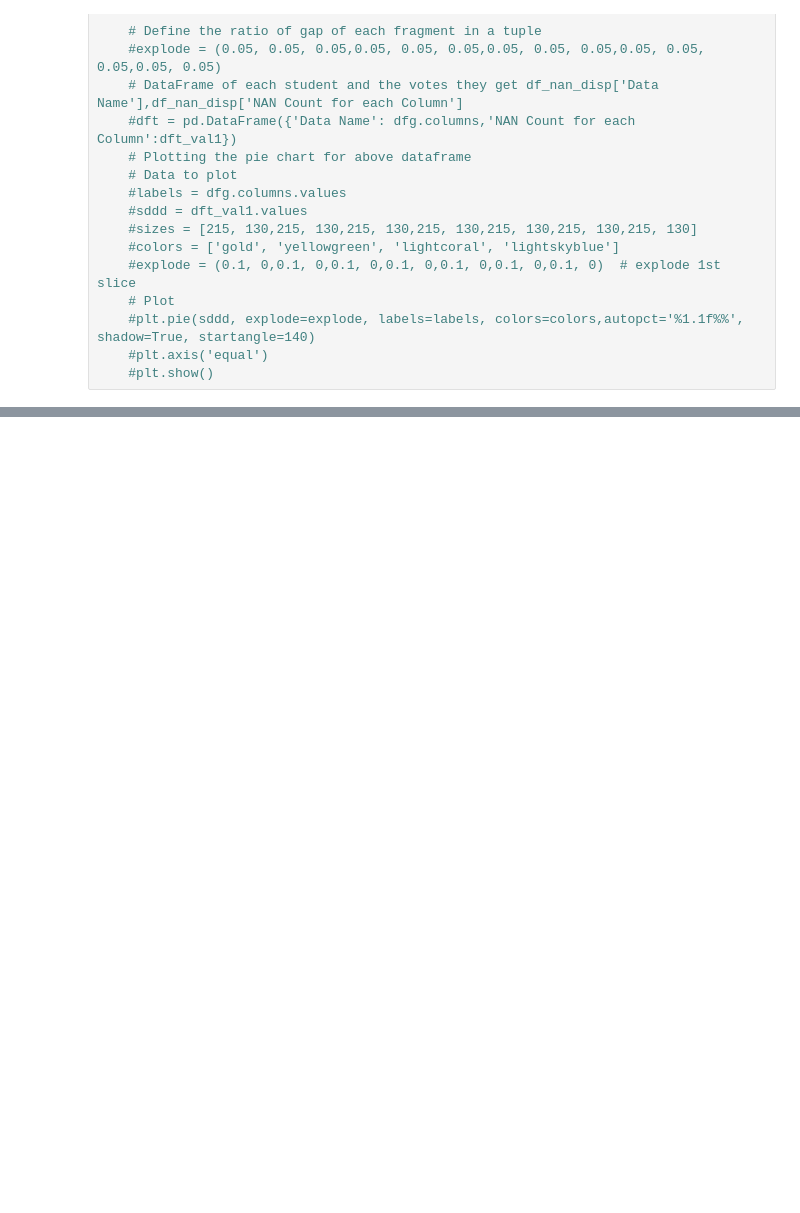
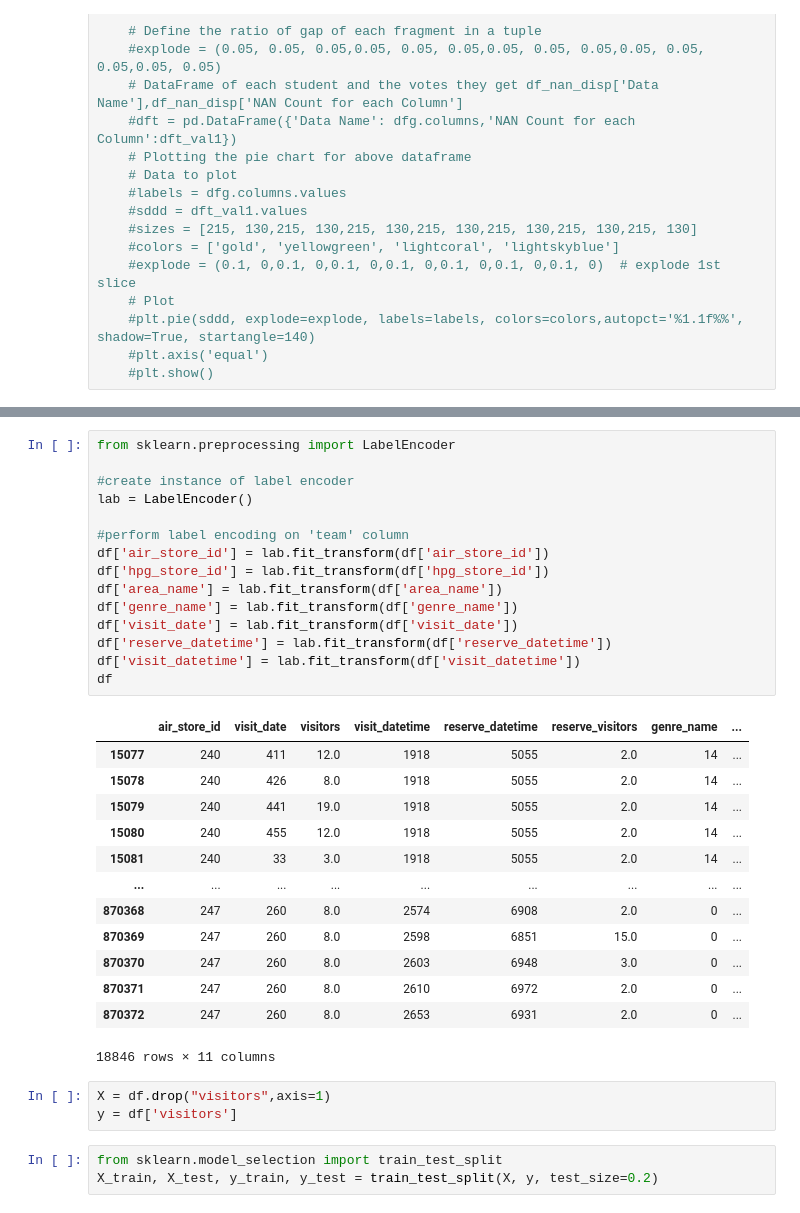
Before and after one commit to devottamgaurav/datascience, a Jupyter notebook: Untitled(1).ipynb, the cells around one changed output, grey strips where cells are left out. Saved outputs shown, nothing was run; the diff lists cells and outputs as text; blank space fills up the shorter version.

```diff
--- a/Untitled(1).ipynb
+++ b/Untitled(1).ipynb
@@ -492,0 +377,35 @@ plt.show()
+# %%
+from sklearn.preprocessing import LabelEncoder
+
+#create instance of label encoder
+lab = LabelEncoder()
+
+#perform label encoding on 'team' column
+df['air_store_id'] = lab.fit_transform(df['air_store_id'])
+df['hpg_store_id'] = lab.fit_transform(df['hpg_store_id'])
+df['area_name'] = lab.fit_transform(df['area_name'])
+df['genre_name'] = lab.fit_transform(df['genre_name'])
+df['visit_date'] = lab.fit_transform(df['visit_date'])
+df['reserve_datetime'] = lab.fit_transform(df['reserve_datetime'])
+df['visit_datetime'] = lab.fit_transform(df['visit_datetime'])
+df
+# %% [output]
+|  | air_store_id | visit_date | visitors | visit_datetime | reserve_datetime | reserve_visitors | genre_name | ... |
+| 15077 | 240 | 411 | 12.0 | 1918 | 5055 | 2.0 | 14 | ... |
+| 15078 | 240 | 426 | 8.0 | 1918 | 5055 | 2.0 | 14 | ... |
+| 15079 | 240 | 441 | 19.0 | 1918 | 5055 | 2.0 | 14 | ... |
+| 15080 | 240 | 455 | 12.0 | 1918 | 5055 | 2.0 | 14 | ... |
+| 15081 | 240 | 33 | 3.0 | 1918 | 5055 | 2.0 | 14 | ... |
+| ... | ... | ... | ... | ... | ... | ... | ... | ... |
+| 870368 | 247 | 260 | 8.0 | 2574 | 6908 | 2.0 | 0 | ... |
+| 870369 | 247 | 260 | 8.0 | 2598 | 6851 | 15.0 | 0 | ... |
+| 870370 | 247 | 260 | 8.0 | 2603 | 6948 | 3.0 | 0 | ... |
+| 870371 | 247 | 260 | 8.0 | 2610 | 6972 | 2.0 | 0 | ... |
+| 870372 | 247 | 260 | 8.0 | 2653 | 6931 | 2.0 | 0 | ... |
+18846 rows × 11 columns
+# %%
+X = df.drop("visitors",axis=1)
+y = df['visitors']
+# %%
+from sklearn.model_selection import train_test_split
+X_train, X_test, y_train, y_test = train_test_split(X, y, test_size=0.2)
```
Also changed, not shown: parts of 48 cells of this notebook.
